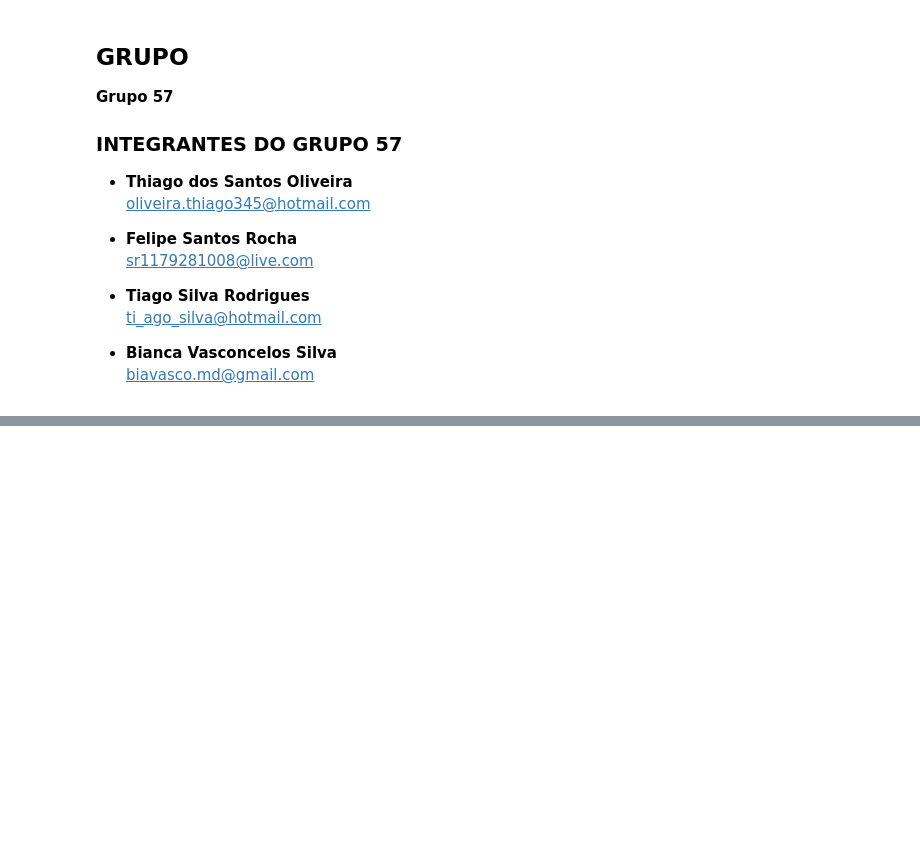
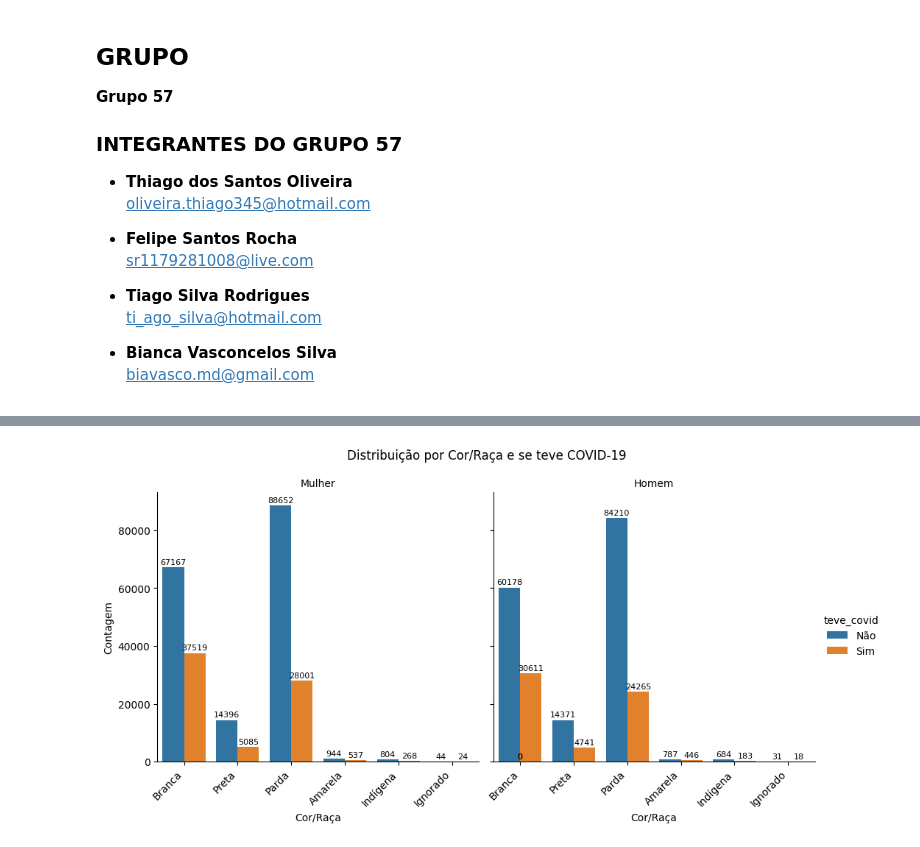
Before and after one commit to tsrodr/fiap-dataanalysis-techchallenge-fase3, a Jupyter notebook: analises.ipynb, the cells around one changed output, grey strips where cells are left out. Saved outputs shown, nothing was run; the diff lists cells and outputs as text; code cells hidden in the pictures; blank space fills up the shorter version.

Commit message:
ajustes

```diff
--- a/analises.ipynb
+++ b/analises.ipynb
@@ -215,3 +182,29 @@ Esse gráfico fornece uma visão clara sobre a relação entre cor/raça, e a in
+# %%
+# Criando o gráfico(cor_raca x teve_covid, separado por sexo)
+g = sns.catplot(data=df, x='cor_raca', hue='teve_covid', col='sexo', kind='count', height=5, aspect=1)
+
+
+g.set_titles(col_template="{col_name}")
+g.set_axis_labels("Cor/Raça", "Contagem")
+g.fig.suptitle('Distribuição por Cor/Raça e se teve COVID-19', y=1.05)
+
+
+for ax in g.axes.flatten():
+    ax.set_xticklabels(ax.get_xticklabels(), rotation=45, ha='right')
+
+
+    for p in ax.patches:
+        ax.annotate(f'{int(p.get_height())}',
+                    (p.get_x() + p.get_width() / 2., p.get_height()),
+                    ha='center', va='baseline',
+                    fontsize=8, color='black', xytext=(0, 3),
+                    textcoords='offset points')
+
+# Ajuste de layout
+plt.subplots_adjust(bottom=0.2)
+plt.show()
+# %% [output]
+[figure, added]
 # %%
 # Gráfico de barras para visualizar a distribuição de cor/raça por escolaridade da amostra do PNAD
 sns.countplot(data=df, x='cor_raca', hue='escolaridade')
```
Also changed, not shown: parts of 18 cells of this notebook.
